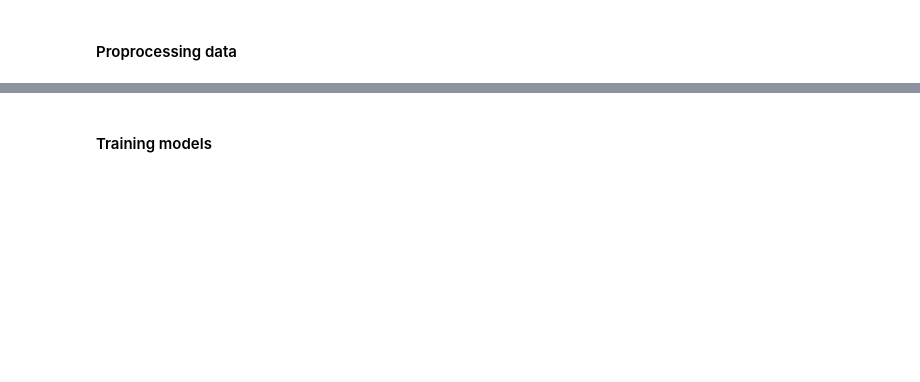
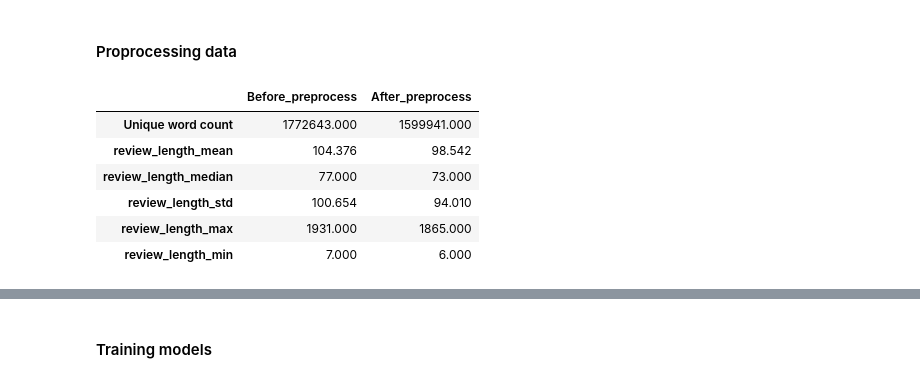
Before and after one commit to Ely6899/Reviews_Analysis, a Jupyter notebook: hotel_reviews.ipynb, the cells around one changed output, grey strips where cells are left out. Saved outputs shown, nothing was run; the diff lists cells and outputs as text; code cells hidden in the pictures; blank space fills up the shorter version.

```diff
--- a/hotel_reviews.ipynb
+++ b/hotel_reviews.ipynb
@@ -55,0 +130,12 @@ sns.displot(raw_data, x=raw_data.Rating, hue = "Rating", kind='hist', kde = True
+# %%
+before_metaData = get_text_metadata(raw_data)
+
+meta_data_index = ["Unique word count",
+                   "review_length_mean",
+                   "review_length_median",
+                   "review_length_std",
+                   "review_length_max",
+                   "review_length_min",]
+# %%
+meta_data = pd.DataFrame(data={'Before_preprocess': before_metaData}, index=meta_data_index)
+pd.set_option('display.float_format', '{:.3f}'.format)
@@ -111,0 +215,12 @@ vectorized_data = processed_data.apply(words2MeanVector)
+# %%
+meta_data["After_preprocess"] = get_text_metadata(processed_data)
+# %%
+meta_data
+# %% [output]
+|  | Before_preprocess | After_preprocess |
+| Unique word count | 1772643.000 | 1599941.000 |
+| review_length_mean | 104.376 | 98.542 |
+| review_length_median | 77.000 | 73.000 |
+| review_length_std | 100.654 | 94.010 |
+| review_length_max | 1931.000 | 1865.000 |
+| review_length_min | 7.000 | 6.000 |
```
Also changed, not shown: parts of 54 cells of this notebook.
